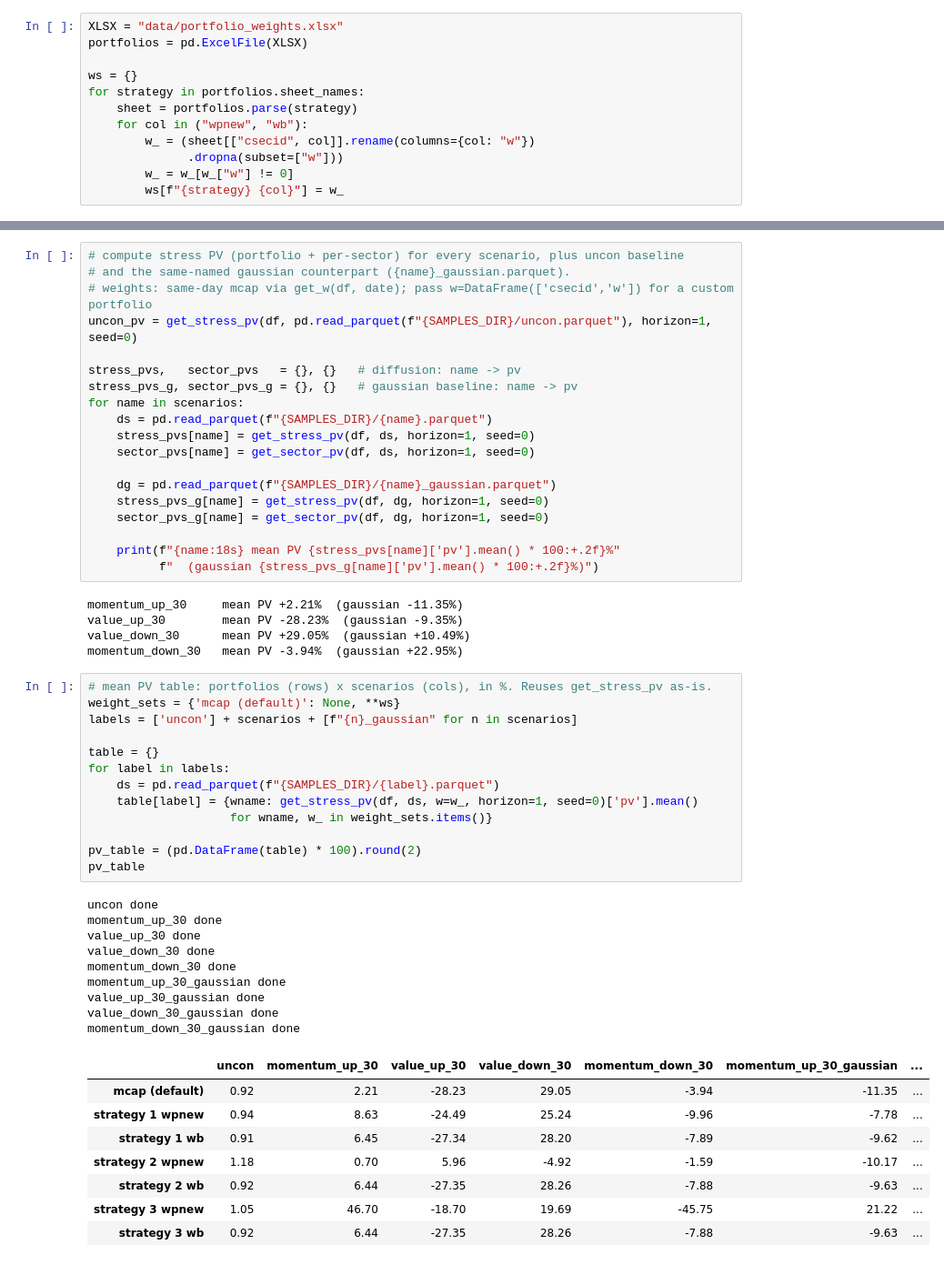
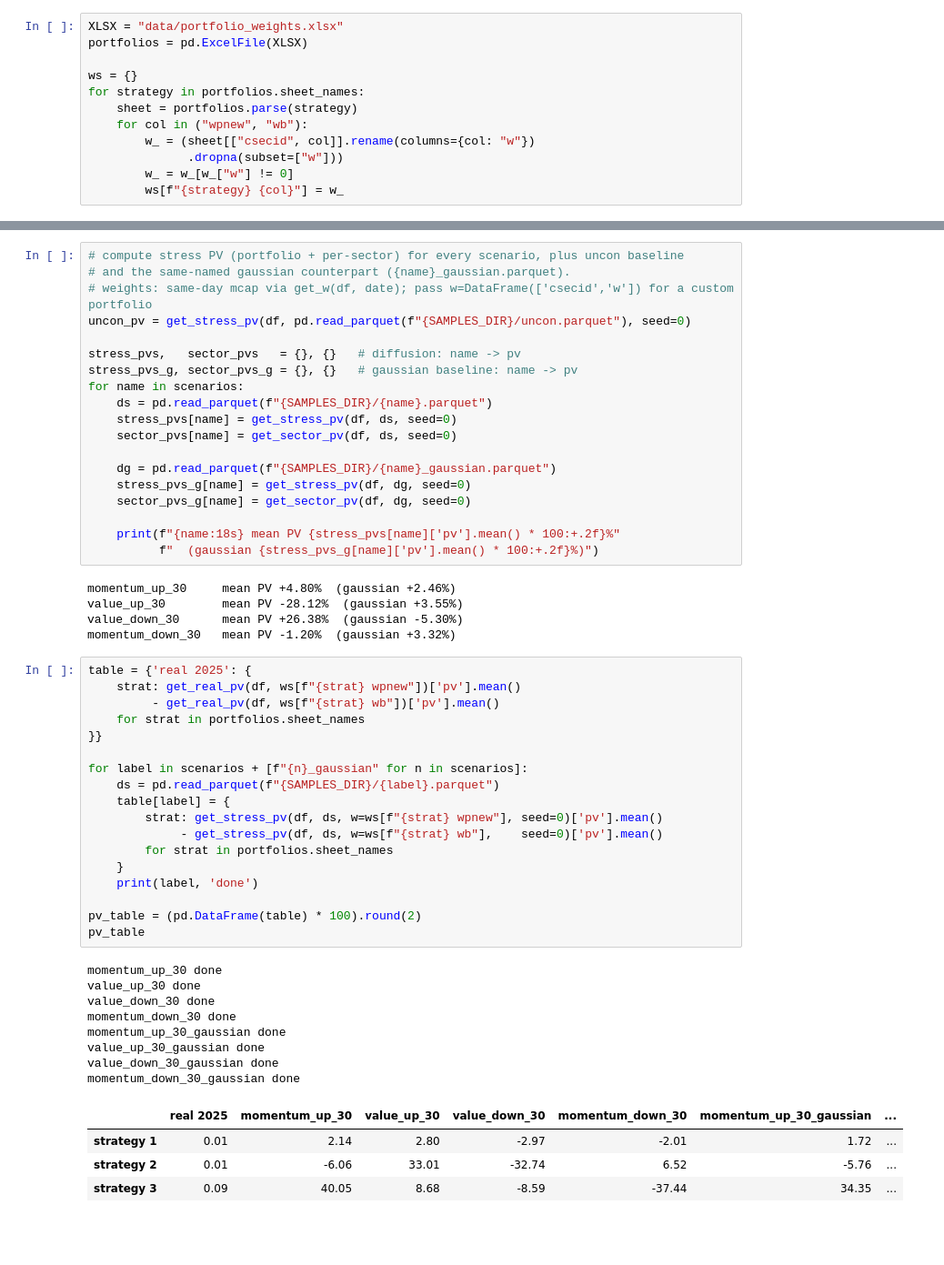
Before and after one commit to yryMax/TailEnhancedFinDiff, a Jupyter notebook: gics.ipynb, the cells around one changed output, grey strips where cells are left out. Shown at 91% size. Drawn from its saved outputs; the diff is of its cells as text; blank space fills up the shorter version.

```diff
--- a/gics.ipynb
+++ b/gics.ipynb
@@ -96,57 +107,57 @@ def get_sector_pv(df, df_stress, w: pd.DataFrame = None, horizon=22, seed=None):
 # compute stress PV (portfolio + per-sector) for every scenario, plus uncon baseline
 # and the same-named gaussian counterpart ({name}_gaussian.parquet).
 # weights: same-day mcap via get_w(df, date); pass w=DataFrame(['csecid','w']) for a custom portfolio
-uncon_pv = get_stress_pv(df, pd.read_parquet(f"{SAMPLES_DIR}/uncon.parquet"), horizon=1, seed=0)
+uncon_pv = get_stress_pv(df, pd.read_parquet(f"{SAMPLES_DIR}/uncon.parquet"), seed=0)
 
 stress_pvs,   sector_pvs   = {}, {}   # diffusion: name -> pv
 stress_pvs_g, sector_pvs_g = {}, {}   # gaussian baseline: name -> pv
 for name in scenarios:
     ds = pd.read_parquet(f"{SAMPLES_DIR}/{name}.parquet")
-    stress_pvs[name] = get_stress_pv(df, ds, horizon=1, seed=0)
-    sector_pvs[name] = get_sector_pv(df, ds, horizon=1, seed=0)
+    stress_pvs[name] = get_stress_pv(df, ds, seed=0)
+    sector_pvs[name] = get_sector_pv(df, ds, seed=0)
 
     dg = pd.read_parquet(f"{SAMPLES_DIR}/{name}_gaussian.parquet")
-    stress_pvs_g[name] = get_stress_pv(df, dg, horizon=1, seed=0)
-    sector_pvs_g[name] = get_sector_pv(df, dg, horizon=1, seed=0)
+    stress_pvs_g[name] = get_stress_pv(df, dg, seed=0)
+    sector_pvs_g[name] = get_sector_pv(df, dg, seed=0)
 
     print(f"{name:18s} mean PV {stress_pvs[name]['pv'].mean() * 100:+.2f}%"
           f"  (gaussian {stress_pvs_g[name]['pv'].mean() * 100:+.2f}%)")
 # %% [output]
-momentum_up_30     mean PV +2.21%  (gaussian -11.35%)
-value_up_30        mean PV -28.23%  (gaussian -9.35%)
-value_down_30      mean PV +29.05%  (gaussian +10.49%)
-momentum_down_30   mean PV -3.94%  (gaussian +22.95%)
+momentum_up_30     mean PV +4.80%  (gaussian +2.46%)
+value_up_30        mean PV -28.12%  (gaussian +3.55%)
+value_down_30      mean PV +26.38%  (gaussian -5.30%)
+momentum_down_30   mean PV -1.20%  (gaussian +3.32%)
 # %%
-# mean PV table: portfolios (rows) x scenarios (cols), in %. Reuses get_stress_pv as-is.
-weight_sets = {'mcap (default)': None, **ws}
-labels = ['uncon'] + scenarios + [f"{n}_gaussian" for n in scenarios]
+table = {'real 2025': {
+    strat: get_real_pv(df, ws[f"{strat} wpnew"])['pv'].mean()
+         - get_real_pv(df, ws[f"{strat} wb"])['pv'].mean()
+    for strat in portfolios.sheet_names
+}}
 
-table = {}
-for label in labels:
+for label in scenarios + [f"{n}_gaussian" for n in scenarios]:
     ds = pd.read_parquet(f"{SAMPLES_DIR}/{label}.parquet")
-    table[label] = {wname: get_stress_pv(df, ds, w=w_, horizon=1, seed=0)['pv'].mean()
-                    for wname, w_ in weight_sets.items()}
+    table[label] = {
+        strat: get_stress_pv(df, ds, w=ws[f"{strat} wpnew"], seed=0)['pv'].mean()
+             - get_stress_pv(df, ds, w=ws[f"{strat} wb"],    seed=0)['pv'].mean()
+        for strat in portfolios.sheet_names
+    }
+    print(label, 'done')
 
 pv_table = (pd.DataFrame(table) * 100).round(2)
 pv_table
 # %% [output]
-uncon done
 momentum_up_30 done
 value_up_30 done
 value_down_30 done
 momentum_down_30 done
 momentum_up_30_gaussian done
 value_up_30_gaussian done
 value_down_30_gaussian done
 momentum_down_30_gaussian done
-|  | uncon | momentum_up_30 | value_up_30 | value_down_30 | momentum_down_30 | momentum_up_30_gaussian | ... |
-| mcap (default) | 0.92 | 2.21 | -28.23 | 29.05 | -3.94 | -11.35 | ... |
-| strategy 1 wpnew | 0.94 | 8.63 | -24.49 | 25.24 | -9.96 | -7.78 | ... |
-| strategy 1 wb | 0.91 | 6.45 | -27.34 | 28.20 | -7.89 | -9.62 | ... |
-| strategy 2 wpnew | 1.18 | 0.70 | 5.96 | -4.92 | -1.59 | -10.17 | ... |
-| strategy 2 wb | 0.92 | 6.44 | -27.35 | 28.26 | -7.88 | -9.63 | ... |
-| strategy 3 wpnew | 1.05 | 46.70 | -18.70 | 19.69 | -45.75 | 21.22 | ... |
-| strategy 3 wb | 0.92 | 6.44 | -27.35 | 28.26 | -7.88 | -9.63 | ... |
+|  | real 2025 | momentum_up_30 | value_up_30 | value_down_30 | momentum_down_30 | momentum_up_30_gaussian | ... |
+| strategy 1 | 0.01 | 2.14 | 2.80 | -2.97 | -2.01 | 1.72 | ... |
+| strategy 2 | 0.01 | -6.06 | 33.01 | -32.74 | 6.52 | -5.76 | ... |
+| strategy 3 | 0.09 | 40.05 | 8.68 | -8.59 | -37.44 | 34.35 | ... |
 # %%
 
 vals = pv_table.to_numpy()
```
Also changed, not shown: parts of 4 cells of this notebook, 2 other files.
